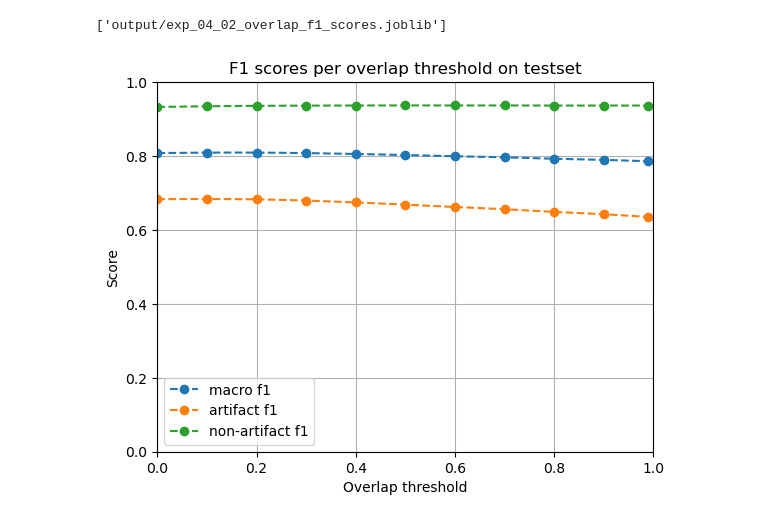
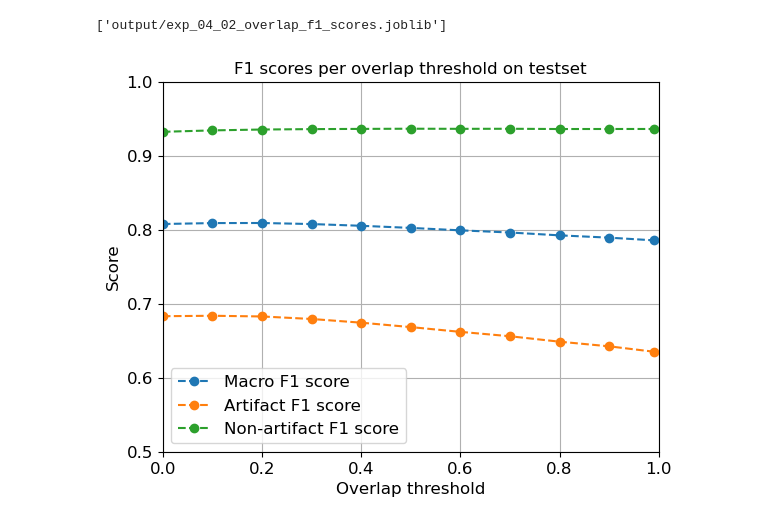
Before and after one commit to stuckkk/artifact-detection-seminar, a Jupyter notebook: experiments/04 - Thesis/exp_04_02.ipynb, the cells around one changed output. Drawn from its saved outputs; the diff is of its cells as text; code cells hidden in the pictures.

```diff
--- a/experiments/04 - Thesis/exp_04_02.ipynb
+++ b/experiments/04 - Thesis/exp_04_02.ipynb
@@ -81,23 +81,23 @@ joblib.dump(score_dict, 'output/exp_04_02_overlap_f1_scores.joblib')
 # %%
 import joblib
 from matplotlib import pyplot as plt
 from matplotlib import ticker as ticker
 
 scores_dict = joblib.load('output/exp_04_02_overlap_f1_scores.joblib')
 overlaps = [0.0, 0.1, 0.2, 0.3, 0.4, 0.5, 0.6, 0.7, 0.8, 0.9, 0.99]
 
-plt.plot(overlaps, scores_dict['macro'], label='macro f1', marker='o', linestyle='--')
-plt.plot(overlaps, scores_dict['artifact'], label='artifact f1', marker='o', linestyle='--')
-plt.plot(overlaps, scores_dict['non-artifact'], label='non-artifact f1', marker='o', linestyle='--')
+plt.plot(overlaps, scores_dict['macro'], label='Macro F1 score', marker='o', linestyle='--')
+plt.plot(overlaps, scores_dict['artifact'], label='Artifact F1 score', marker='o', linestyle='--')
+plt.plot(overlaps, scores_dict['non-artifact'], label='Non-artifact F1 score', marker='o', linestyle='--')
 plt.xlim(0, 1)
-plt.ylim(0, 1)
+plt.ylim(0.5, 1)
 plt.grid(True)
-plt.xlabel('Overlap threshold')
-plt.ylabel('Score')
-plt.title('F1 scores per overlap threshold on test set')
-plt.legend()
-
+plt.xlabel('Overlap threshold', fontsize=12)
+plt.ylabel('Score', fontsize=12)
+plt.title('F1 scores per overlap threshold on testset', fontsize=12)
+plt.legend(fontsize=12)
+plt.tick_params(labelsize=12)
 plt.savefig('output/exp_04_02_overlap_f1_scores.pdf', bbox_inches='tight')
 plt.show()
 # %% [output]
-[figure, old version]
+[figure, new version]
```
Also changed, not shown: 10 other files.
